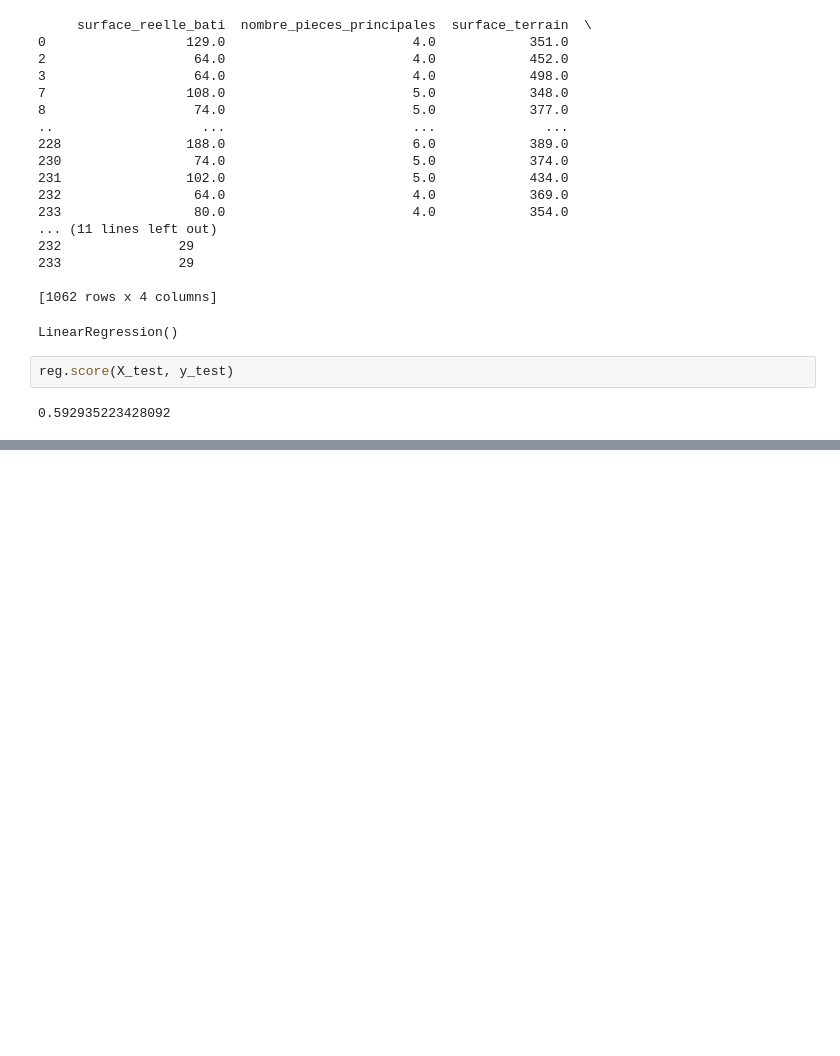
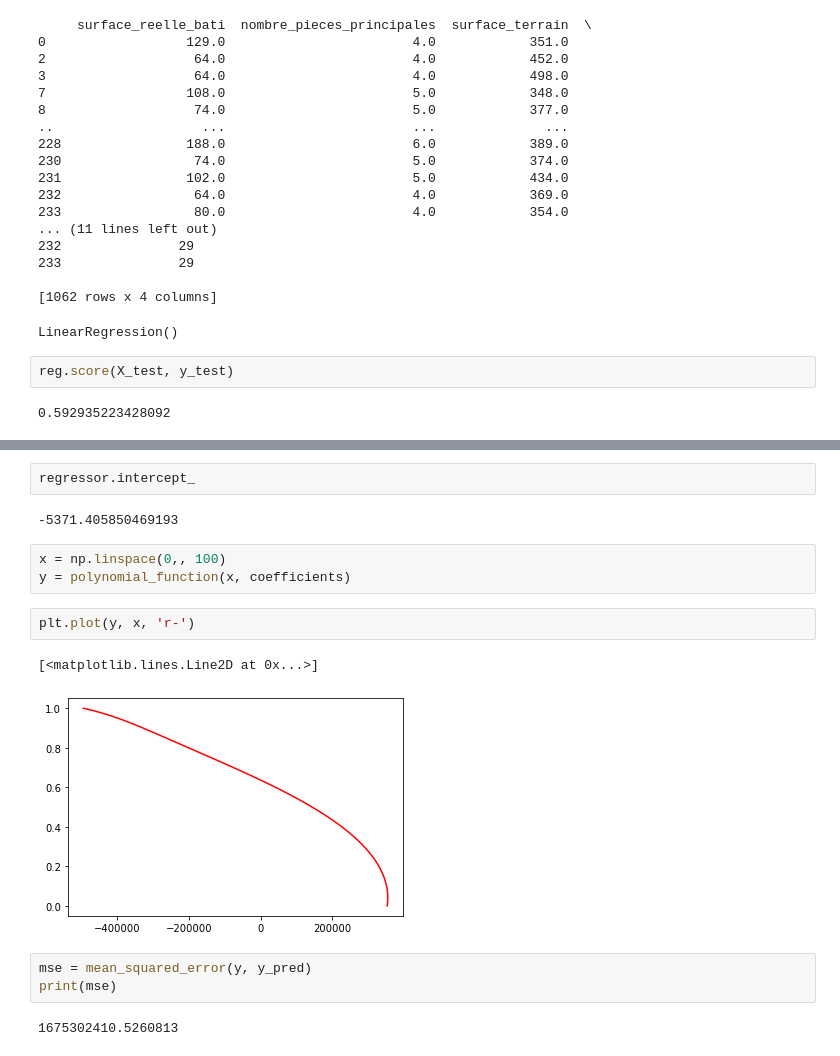
Before and after one commit to SamuelDeliens/Home, a Jupyter notebook: Apprentissage/projet.ipynb, the cells around one changed output, grey strips where cells are left out. Cells and saved outputs as stored; diff of their text form; blank space fills up the shorter version.

```diff
--- a/Apprentissage/projet.ipynb
+++ b/Apprentissage/projet.ipynb
@@ -622,0 +582,17 @@ Text(0.5, 1.0, 'Polynomial Regression Results')
+# %%
+regressor.intercept_
+# %% [output]
+-5371.405850469193
+# %%
+x = np.linspace(0,, 100)
+y = polynomial_function(x, coefficients)
+# %%
+plt.plot(y, x, 'r-')
+# %% [output]
+[<matplotlib.lines.Line2D at 0x...>]
+[figure, added]
+# %%
+mse = mean_squared_error(y, y_pred)
+print(mse)
+# %% [output]
+1675302410.5260813
```
Also changed, not shown: parts of 37 cells of this notebook.
